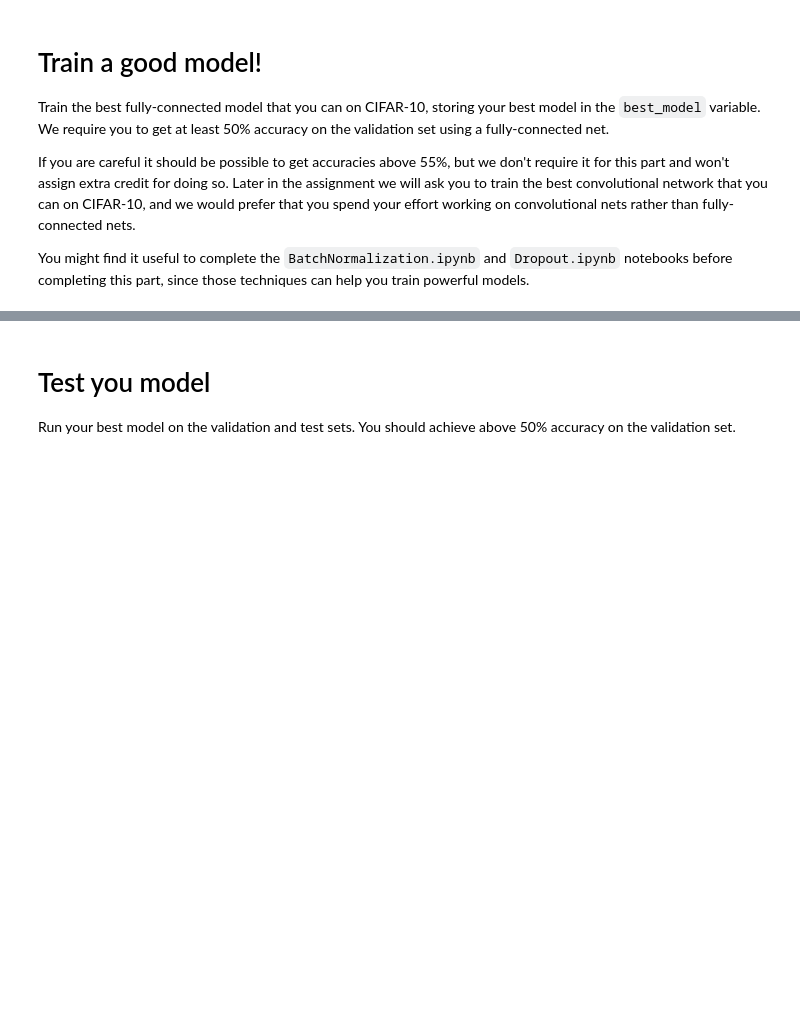
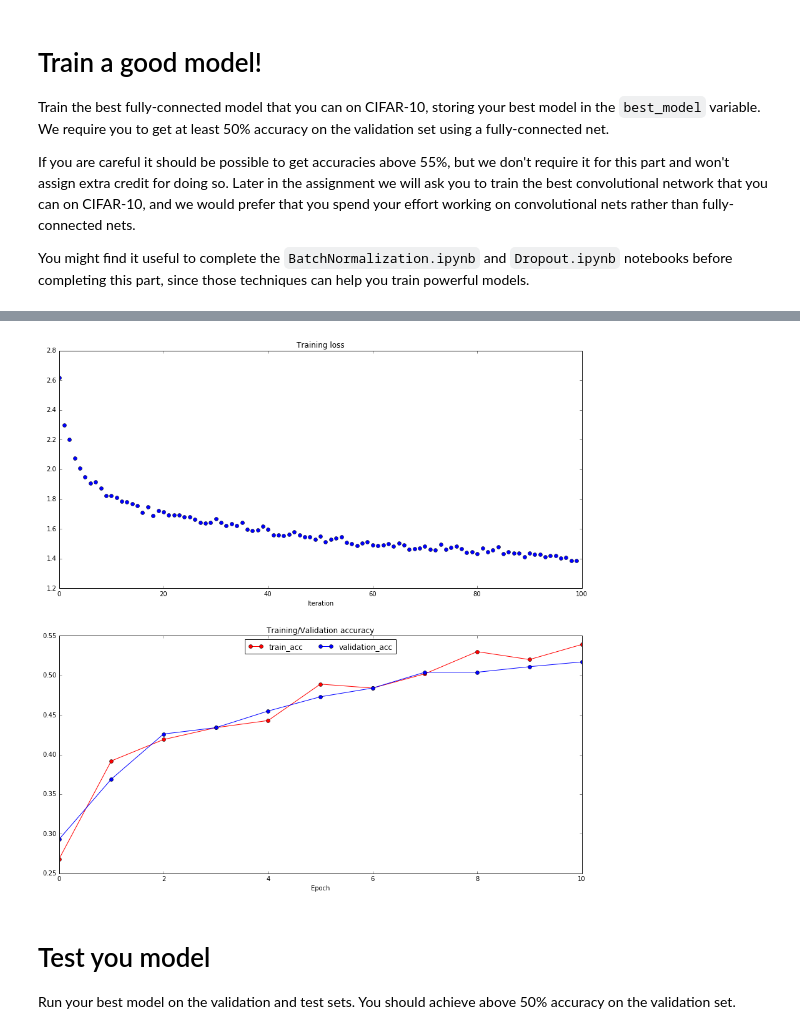
Before and after one commit to aikinogard/deeplearning, a Jupyter notebook: cs231n/assignment2/FullyConnectedNets.ipynb, the cells around one changed output, grey strips where cells are left out. Drawn from its saved outputs; the diff is of its cells as text; code cells hidden in the pictures; blank space fills up the shorter version.

Commit message:
fc-net final model

```diff
--- a/cs231n/assignment2/FullyConnectedNets.ipynb
+++ b/cs231n/assignment2/FullyConnectedNets.ipynb
@@ -784,0 +771,58 @@ pass
+# %%
+best_model = None
+################################################################################
+# TODO: Train the best FullyConnectedNet that you can on CIFAR-10. You might   #
+# batch normalization and dropout useful. Store your best model in the         #
+# best_model variable.                                                         #
+################################################################################
+
+num_train = 49000
+small_data = {
+  'X_train': data['X_train'][:num_train],
+  'y_train': data['y_train'][:num_train],
+  'X_val': data['X_val'],
+  'y_val': data['y_val'],
+}
+
+hidden_dims = [1000, 500, 300]
+update_rule = "adam"
+model = FullyConnectedNet(hidden_dims,
+                          weight_scale=5e-2,
+                          dropout=0.5,
+                          use_batchnorm=True)
+
+
+solver = Solver(model, small_data,
+              num_epochs=10, batch_size=4900,
+              update_rule=update_rule,
+              optim_config={
+                'learning_rate': 1e-3,
+              },
+              verbose=True)
+
+solver.train()
+print
+
+plt.subplot(2, 1, 1)
+plt.title('Training loss')
+plt.xlabel('Iteration')
+
+plt.subplot(2, 1, 2)
+plt.title('Training/Validation accuracy')
+plt.xlabel('Epoch')
+
+plt.subplot(2, 1, 1)
+plt.plot(solver.loss_history, 'o')
+
+plt.subplot(2, 1, 2)
+plt.plot(solver.train_acc_history, '-ro', label="train_acc")
+plt.plot(solver.val_acc_history, '-bo', label="validation_acc")
+plt.legend(loc='upper center', ncol=4)
+
+plt.gcf().set_size_inches(15, 15)
+plt.show()
+
+################################################################################
+#                              END OF YOUR CODE                                #
+################################################################################
+# %% [output]
@@ -784,0 +846 @@ pass
+[figure, added]
```
Also changed, not shown: parts of 17 cells of this notebook.
